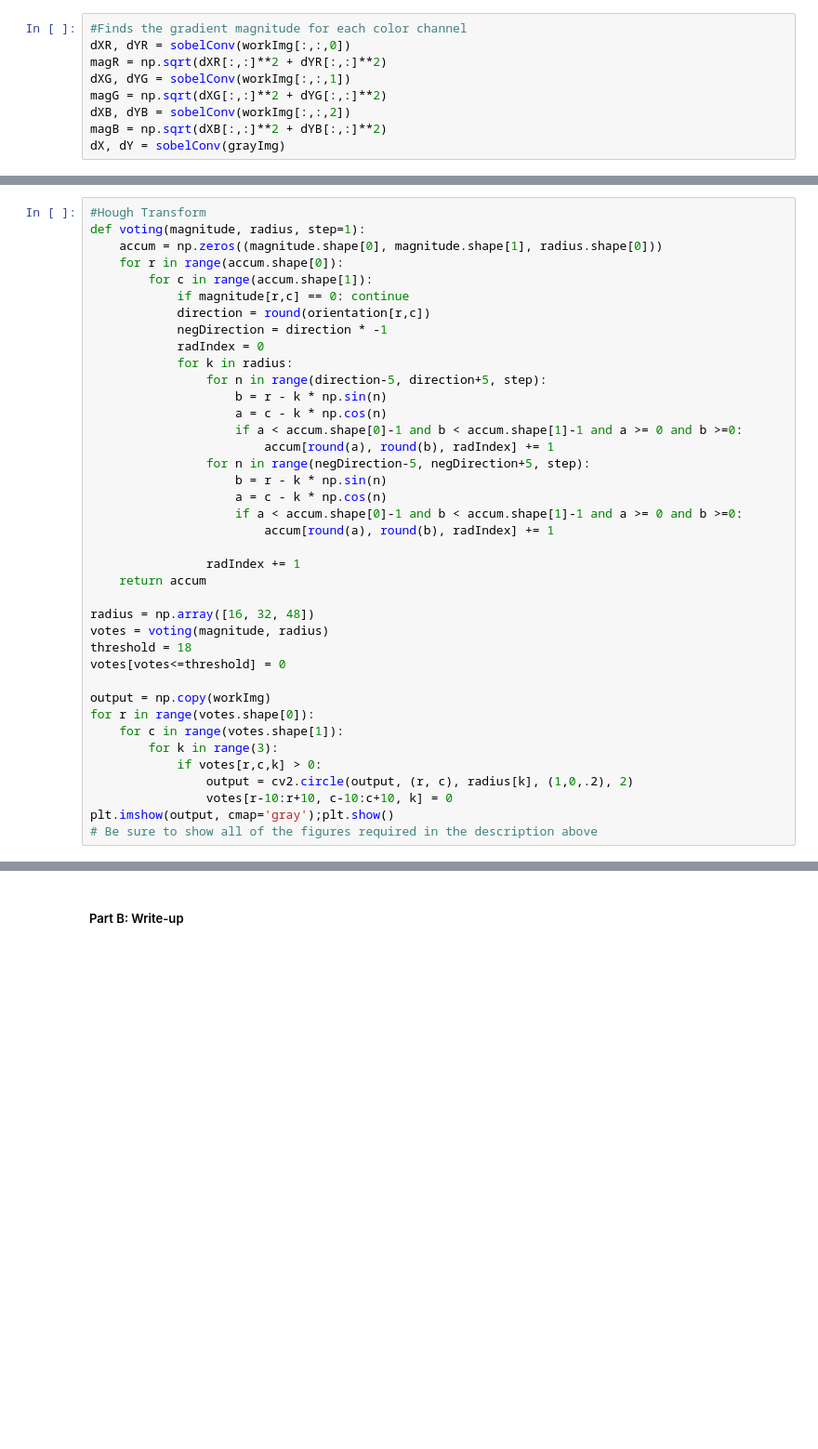
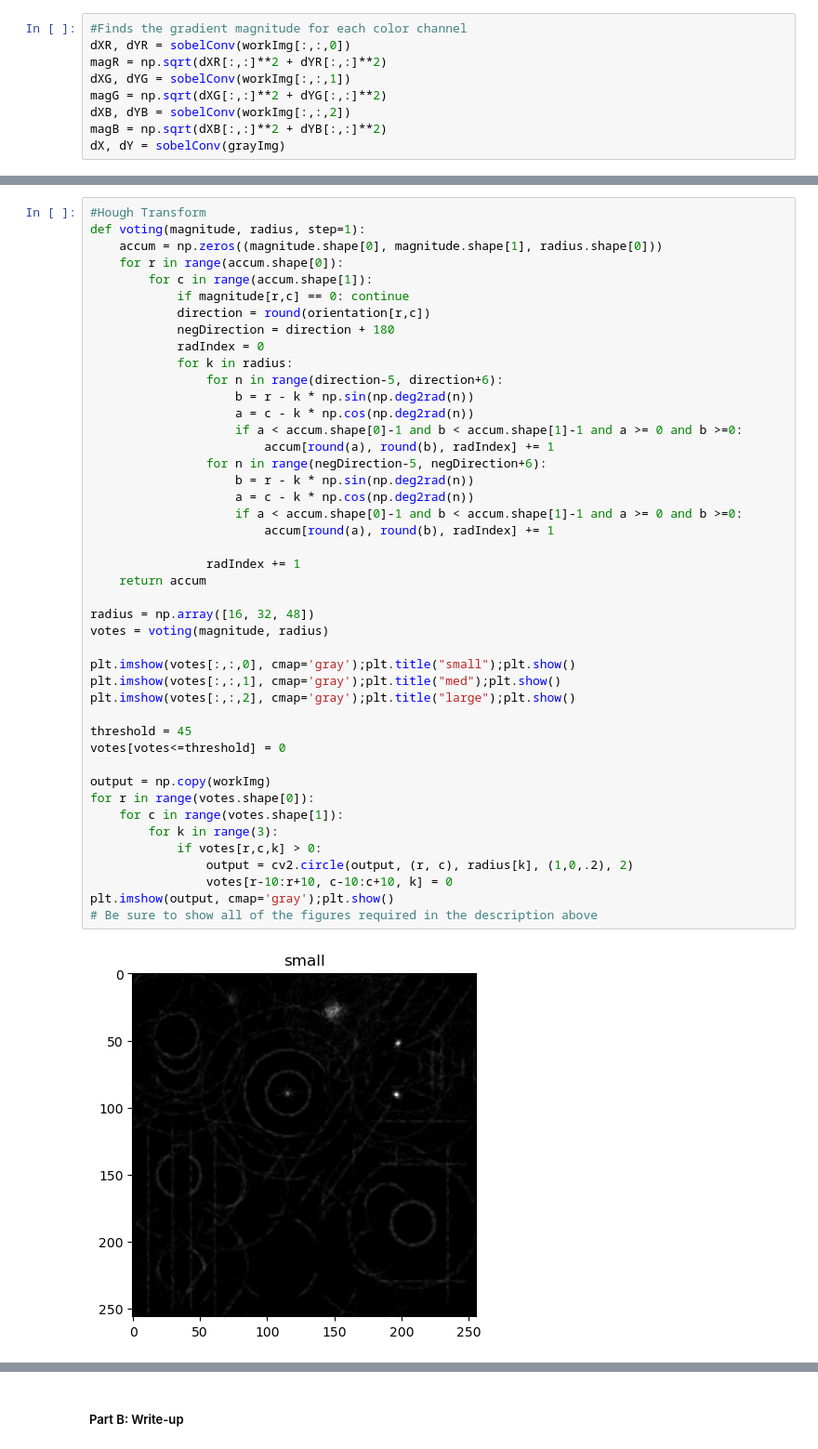
Before and after one commit to BrennanBertola/CS450, a Jupyter notebook: proj1-edges-hough/Project1-Edges-Hough.ipynb, the cells around one changed output, grey strips where cells are left out. Shown at 93% size. Drawn from its saved outputs; the diff is of its cells as text; blank space fills up the shorter version.

```diff
--- a/proj1-edges-hough/Project1-Edges-Hough.ipynb
+++ b/proj1-edges-hough/Project1-Edges-Hough.ipynb
@@ -220,38 +219,45 @@ plt.imshow(orientation, cmap='gray');plt.title("Orientation");plt.show()
 #Hough Transform
 def voting(magnitude, radius, step=1):
     accum = np.zeros((magnitude.shape[0], magnitude.shape[1], radius.shape[0]))
     for r in range(accum.shape[0]):
         for c in range(accum.shape[1]):
             if magnitude[r,c] == 0: continue
             direction = round(orientation[r,c])
-            negDirection = direction * -1
+            negDirection = direction + 180
             radIndex = 0
             for k in radius:
-                for n in range(direction-5, direction+5, step):
-                    b = r - k * np.sin(n)
-                    a = c - k * np.cos(n)
+                for n in range(direction-5, direction+6):
+                    b = r - k * np.sin(np.deg2rad(n))
+                    a = c - k * np.cos(np.deg2rad(n))
                     if a < accum.shape[0]-1 and b < accum.shape[1]-1 and a >= 0 and b >=0:
                         accum[round(a), round(b), radIndex] += 1
-                for n in range(negDirection-5, negDirection+5, step):
-                    b = r - k * np.sin(n)
-                    a = c - k * np.cos(n)
+                for n in range(negDirection-5, negDirection+6):
+                    b = r - k * np.sin(np.deg2rad(n))
+                    a = c - k * np.cos(np.deg2rad(n))
                     if a < accum.shape[0]-1 and b < accum.shape[1]-1 and a >= 0 and b >=0:
                         accum[round(a), round(b), radIndex] += 1
 
                 radIndex += 1
     return accum
 
 radius = np.array([16, 32, 48])
 votes = voting(magnitude, radius)
-threshold = 18
+
+plt.imshow(votes[:,:,0], cmap='gray');plt.title("small");plt.show()
+plt.imshow(votes[:,:,1], cmap='gray');plt.title("med");plt.show()
+plt.imshow(votes[:,:,2], cmap='gray');plt.title("large");plt.show()
+
+threshold = 45
 votes[votes<=threshold] = 0
 
 output = np.copy(workImg)
 for r in range(votes.shape[0]):
     for c in range(votes.shape[1]):
         for k in range(3):
             if votes[r,c,k] > 0:
                 output = cv2.circle(output, (r, c), radius[k], (1,0,.2), 2)
                 votes[r-10:r+10, c-10:c+10, k] = 0
 plt.imshow(output, cmap='gray');plt.show()
 # Be sure to show all of the figures required in the description above
+# %% [output]
+[figure, added]
```
Also changed, not shown: parts of 5 cells of this notebook.
